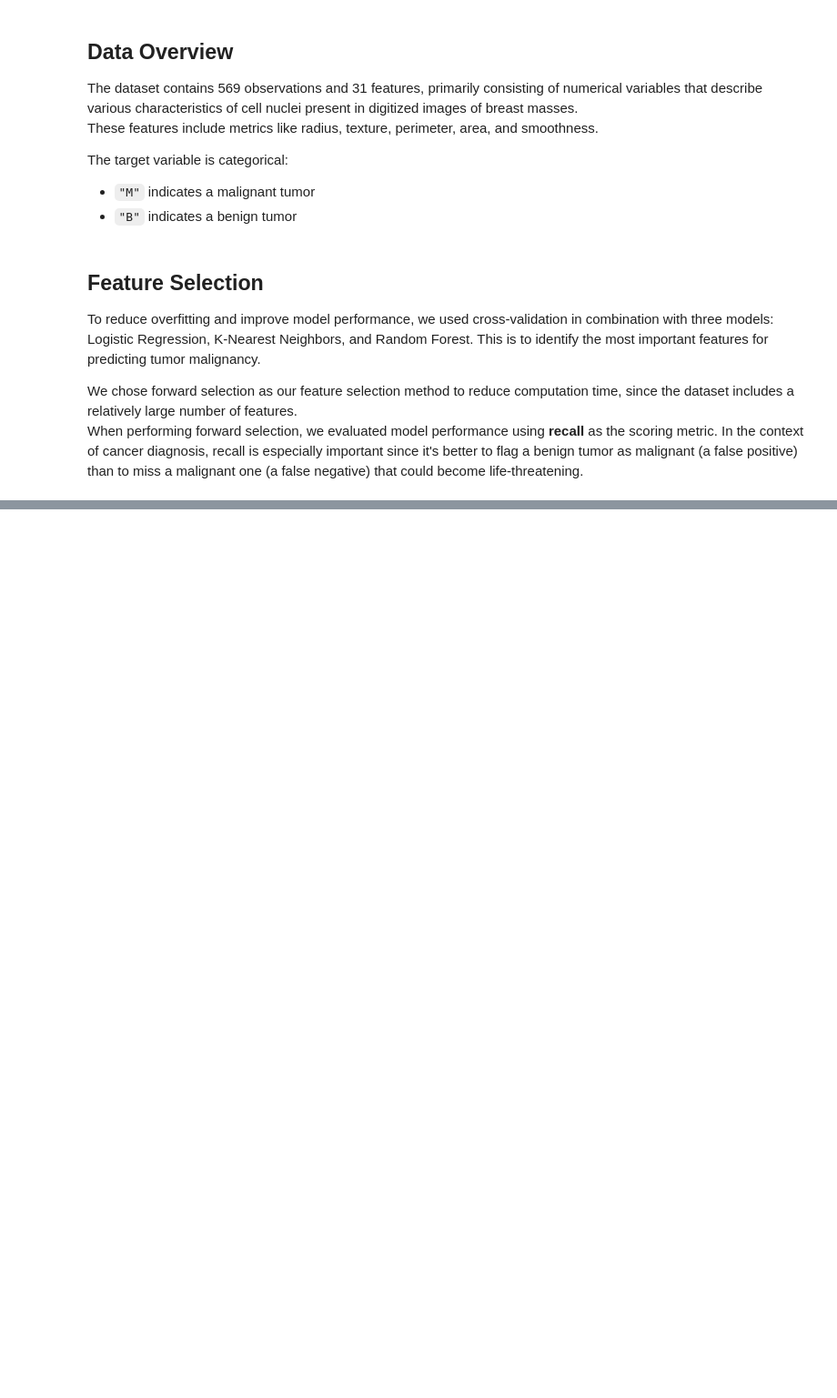
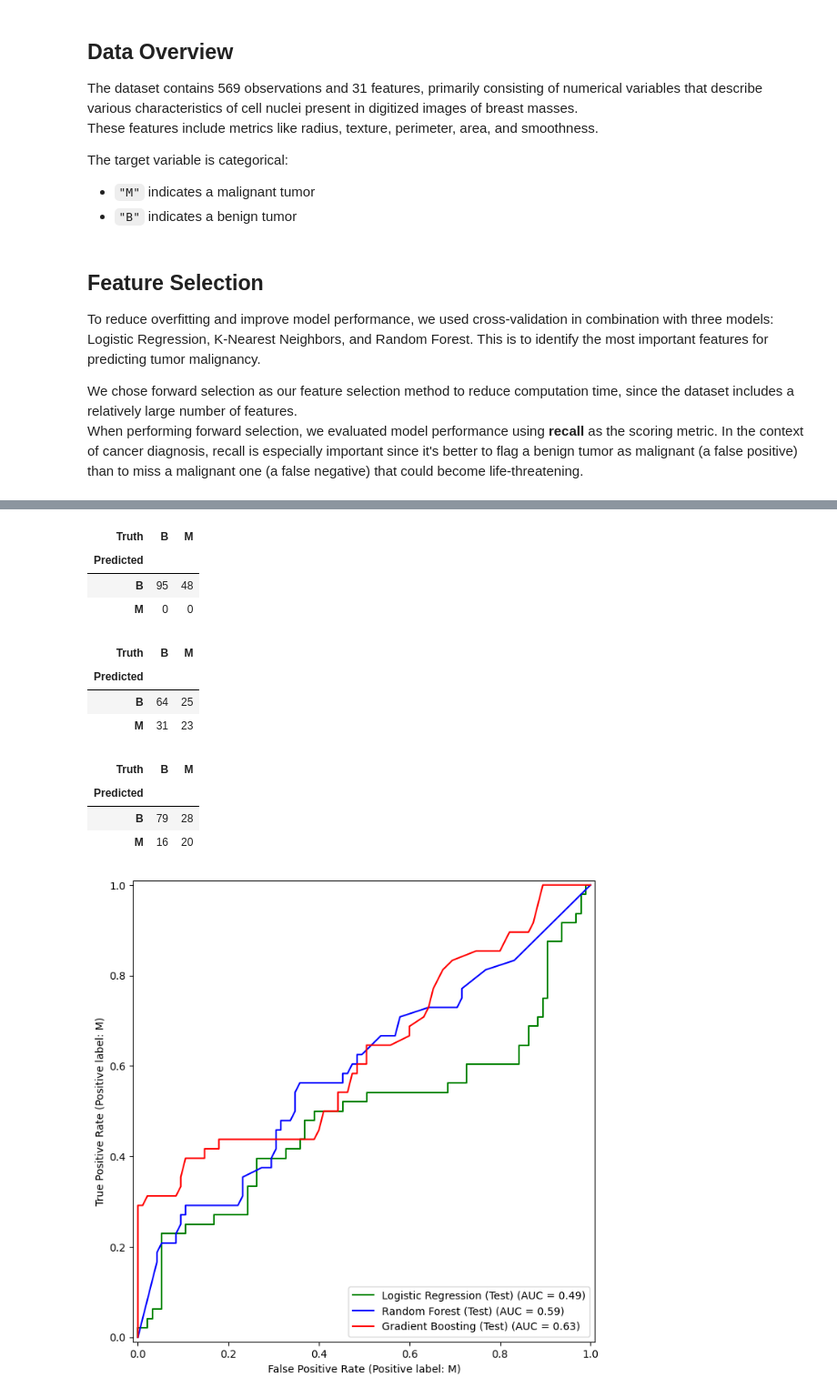
Before and after one commit to ninacunha/DataScienceGeneExpression, a Jupyter notebook: project.ipynb, the cells around one changed output, grey strips where cells are left out. Shown at 91% size. Saved outputs shown, nothing was run; the diff lists cells and outputs as text; code cells hidden in the pictures; blank space fills up the shorter version.

Commit message:
produced ROC curves

```diff
--- a/project.ipynb
+++ b/project.ipynb
@@ -116,16 +107,21 @@ for i, feature in enumerate(selected_featuresLog):
 log_X= data[lsts]
 
 # Split the data into train and test
-x_train, x_test, y_train, y_test = train_test_split(log_X,
+x_train_log, x_test_log, y_train_log, y_test_log = train_test_split(log_X,
                                                     y,
                                                     random_state=314,
                                                     test_size=0.25,
                                                     shuffle=True)
 
 log_model = LogisticRegression(max_iter=1000)
-log_model.fit(x_train, y_train)
-predictions = log_model.predict(x_test)
-confusion_table(predictions, y_test)
+log_model.fit(x_train_log, y_train_log)
+predictions_log = log_model.predict(x_test_log)
+confusion_table(predictions_log, y_test_log)
+# %% [output]
+| Truth | B | M |
+| Predicted |  |  |
+| B | 95 | 48 |
+| M | 0 | 0 |
 # %%
 lsts = [[] for _ in selected_featuresRFC]
 for i, feature in enumerate(selected_featuresRFC):
@@ -133,14 +129,41 @@ for i, feature in enumerate(selected_featuresRFC):
 RFC_X= data[lsts]
 
 # Split the data into train and test
-x_train, x_test, y_train, y_test = train_test_split(RFC_X,
+x_train_RF, x_test_RF, y_train_RF, y_test_RF = train_test_split(RFC_X,
                                                     y,
                                                     random_state=314,
                                                     test_size=0.25,
                                                     shuffle=True)
 
 RFC_model = RC()
-RFC_model.fit(x_train, y_train)
-predictions = RFC_model.predict(x_test)
-confusion_table(predictions, y_test)
+RFC_model.fit(x_train_RF, y_train_RF)
+predictions_RF = RFC_model.predict(x_test_RF)
+confusion_table(predictions_RF, y_test_RF)
+# %% [output]
+| Truth | B | M |
+| Predicted |  |  |
+| B | 64 | 25 |
+| M | 31 | 23 |
+# %%
+lsts = [[] for _ in selected_featuresGB]
+for i, feature in enumerate(selected_featuresGB):
+    lsts[i] = feature
+GB_X= data[lsts]
+
+# Split the data into train and test
+x_train_GB, x_test_GB, y_train_GB, y_test_GB = train_test_split(GB_X,
+                                                    y,
+                                                    random_state=314,
+                                                    test_size=0.25,
+                                                    shuffle=True)
+
+GB_model = GBC()
+GB_model.fit(x_train_GB, y_train_GB)
+predictions_GB = GB_model.predict(x_test_GB)
+confusion_table(predictions_GB, y_test_GB)
+# %% [output]
+| Truth | B | M |
+| Predicted |  |  |
+| B | 79 | 28 |
+| M | 16 | 20 |
 # %%
@@ -162,0 +186,27 @@ confusion_table(predictions, y_test)
+# %%
+from sklearn.metrics import RocCurveDisplay
+roc_curve_est = RocCurveDisplay.from_estimator
+fig, ax = subplots(figsize=(8,8))
+
+roc_curve_est(log_model,
+              x_test_log,
+              y_test_log,
+              name='Logistic Regression (Test)',
+              color='g',
+              ax=ax);
+
+roc_curve_est(RFC_model,
+              x_test_RF,
+              y_test_RF,
+              name='Random Forest (Test)',
+              color='b',
+              ax=ax);
+
+roc_curve_est(GB_model,
+              x_test_GB,
+              y_test_GB,
+              name='Gradient Boosting (Test)',
+              color='r',
+              ax=ax);
+# %% [output]
+[figure, added]
```
Also changed, not shown: parts of 6 cells of this notebook.
